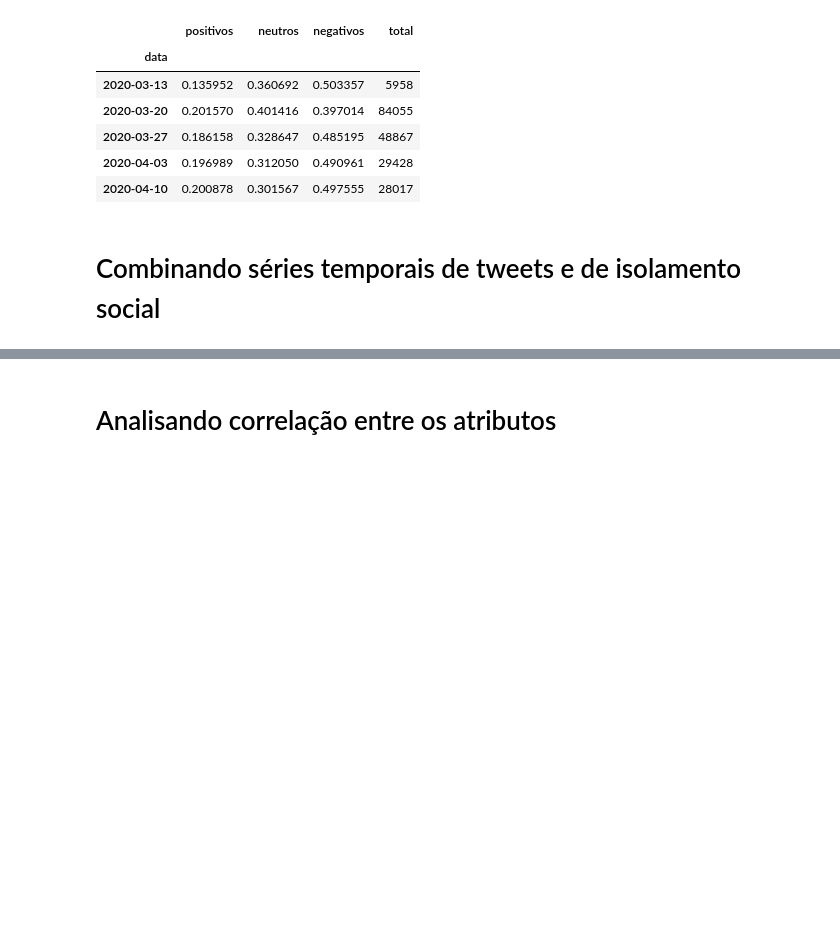
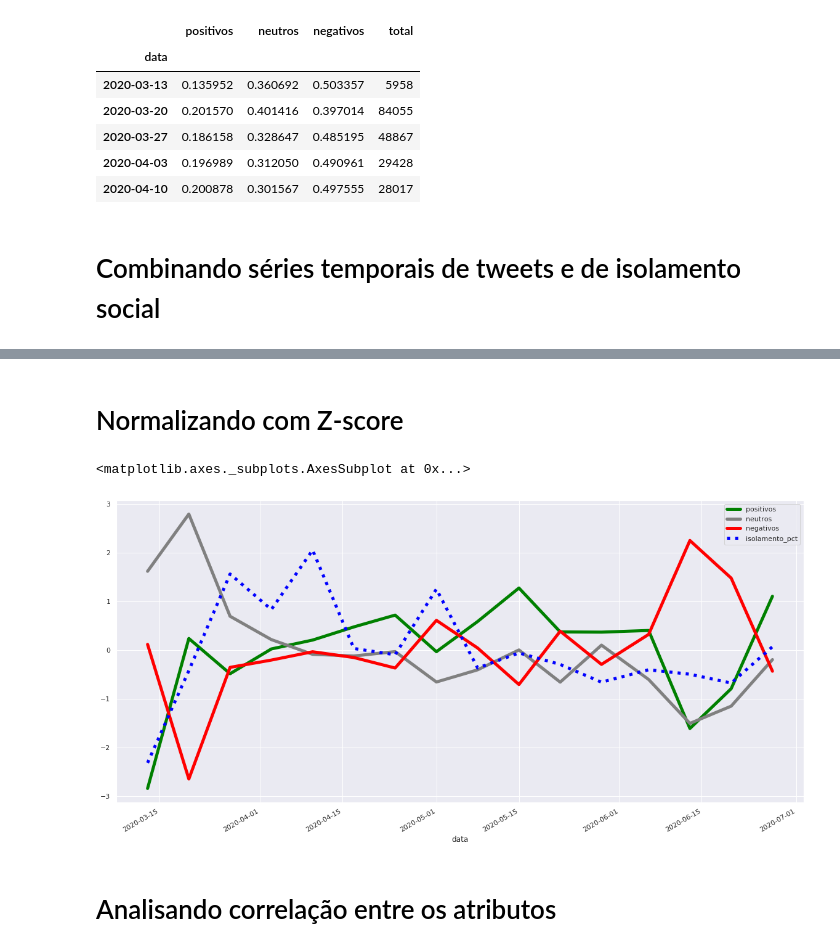
Before and after one commit to kenzosakiyama/corona_virus_brasil, a Jupyter notebook: notebooks/series_temporais_twitter.ipynb, the cells around one changed output, grey strips where cells are left out. Cells and saved outputs as stored; diff of their text form; code cells hidden in the pictures; blank space fills up the shorter version.

Commit message:
Adicionando visualização normalizada da série de tweets

```diff
--- a/notebooks/series_temporais_twitter.ipynb
+++ b/notebooks/series_temporais_twitter.ipynb
@@ -49,3 +53,17 @@ serie_tweets_df.drop(columns=["total", "taxa_de_isolamento"]).plot(linewidth=5,
+# %% [markdown]
+# Normalizando com Z-score
+# %%
+serie_copy = serie_tweets_df.copy()
+# %%
+for column in serie_copy.columns:
+    scaler = StandardScaler()
+    values = serie_copy[column].values.reshape(-1, 1)
+    serie_copy[column] = scaler.fit_transform(values).reshape(-1)
+# %%
+serie_copy.drop(columns=["total", "taxa_de_isolamento"]).plot(linewidth=5, color=["green", "gray", "red", "blue"], style=["-", "-", "-", ":"])
+# %% [output]
+<matplotlib.axes._subplots.AxesSubplot at 0x...>
+[figure, added]
 # %% [markdown]
 # Analisando correlação entre os atributos
 # %%
```
Also changed, not shown: parts of 3 cells of this notebook, 1 other file.
